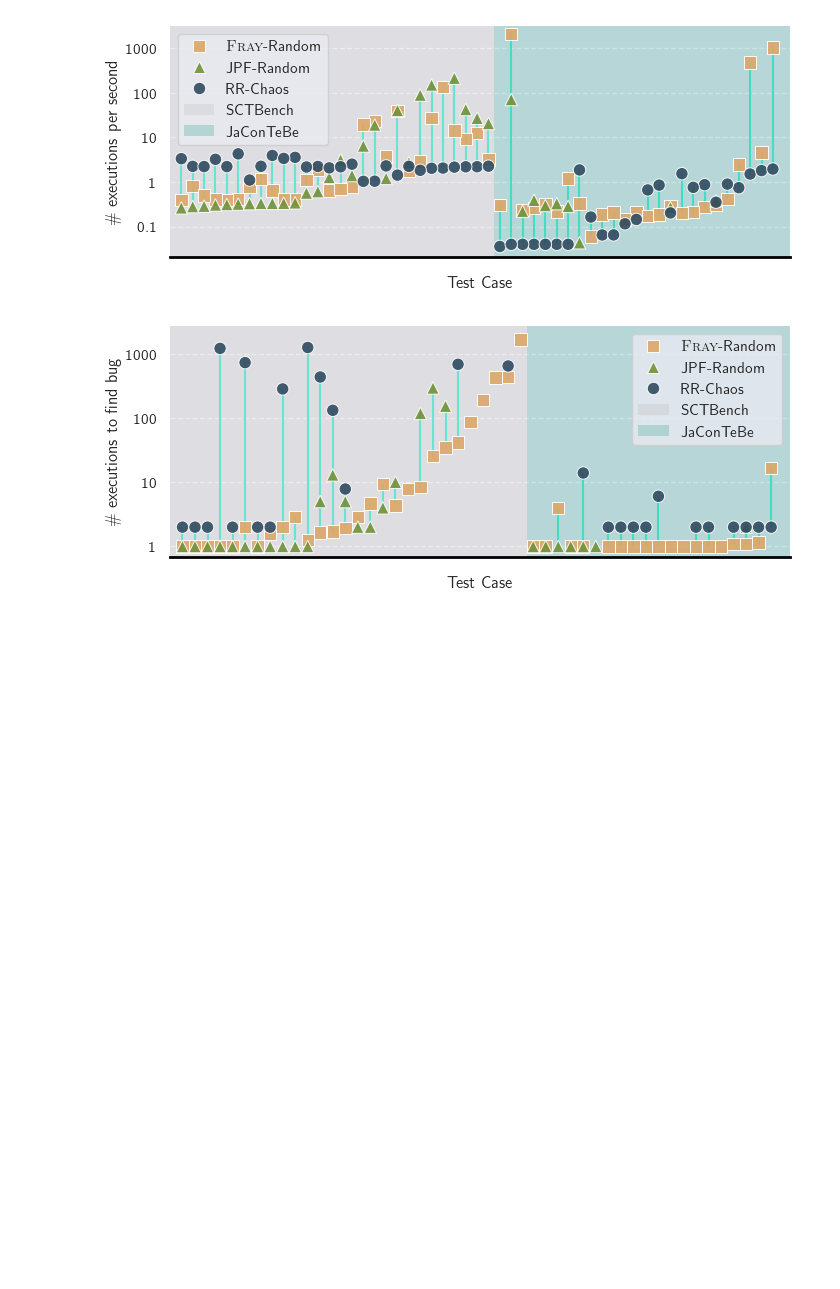
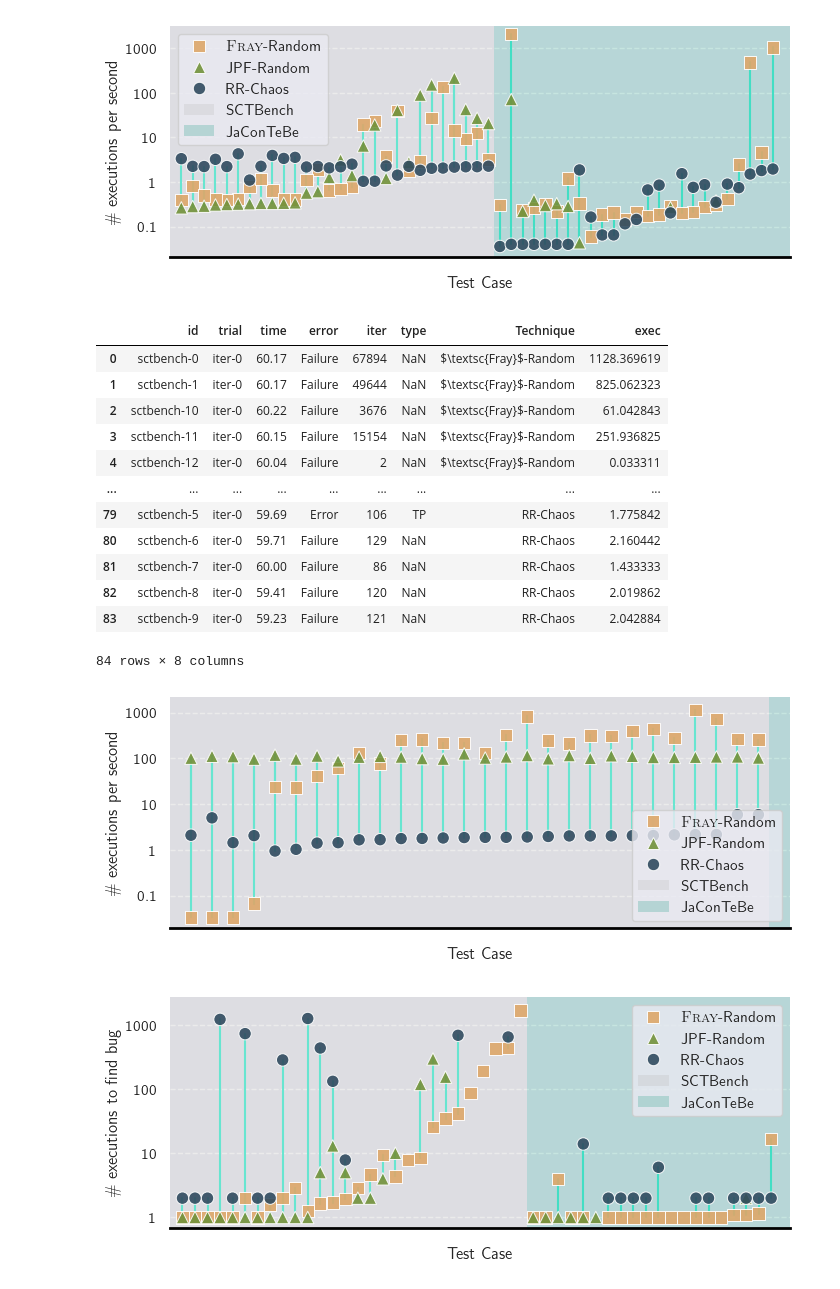
Before and after one commit to cmu-pasta/fray-benchmark, a Jupyter notebook: fray_benchmark/visualizer/playground.ipynb, the cells around one changed output. Drawn from its saved outputs; the diff is of its cells as text; code cells hidden in the pictures; blank space fills up the shorter version.

```diff
--- a/fray_benchmark/visualizer/playground.ipynb
+++ b/fray_benchmark/visualizer/playground.ipynb
@@ -30,6 +30,28 @@ fig = ax.get_figure()
 fig.savefig(f"{paper_path}/execspeed.pdf", bbox_inches='tight')
 # %% [output]
 [figure]
+# %%
+suite = BenchmarkSuite([
+    "/home/aoli/repos/fray-benchmark/output/exec-1/sctbench",
+])
+ax = suite.generate_exec_speed_table()
+fig = ax.get_figure()
+fig.savefig(f"{paper_path}/searchspace.pdf", bbox_inches='tight')
+# %% [output]
+|  | id | trial | time | error | iter | type | Technique | exec |
+| 0 | sctbench-0 | iter-0 | 60.17 | Failure | 67894 | NaN | $\textsc{Fray}$-Random | 1128.369619 |
+| 1 | sctbench-1 | iter-0 | 60.17 | Failure | 49644 | NaN | $\textsc{Fray}$-Random | 825.062323 |
+| 2 | sctbench-10 | iter-0 | 60.22 | Failure | 3676 | NaN | $\textsc{Fray}$-Random | 61.042843 |
+| 3 | sctbench-11 | iter-0 | 60.15 | Failure | 15154 | NaN | $\textsc{Fray}$-Random | 251.936825 |
+| 4 | sctbench-12 | iter-0 | 60.04 | Failure | 2 | NaN | $\textsc{Fray}$-Random | 0.033311 |
+| ... | ... | ... | ... | ... | ... | ... | ... | ... |
+| 79 | sctbench-5 | iter-0 | 59.69 | Error | 106 | TP | RR-Chaos | 1.775842 |
+| 80 | sctbench-6 | iter-0 | 59.71 | Failure | 129 | NaN | RR-Chaos | 2.160442 |
+| 81 | sctbench-7 | iter-0 | 60.00 | Failure | 86 | NaN | RR-Chaos | 1.433333 |
+| 82 | sctbench-8 | iter-0 | 59.41 | Failure | 120 | NaN | RR-Chaos | 2.019862 |
+| 83 | sctbench-9 | iter-0 | 59.23 | Failure | 121 | NaN | RR-Chaos | 2.042884 |
+84 rows × 8 columns
+[figure, added]
 # %%
 suite = BenchmarkSuite([
     "/home/aoli/repos/fray-benchmark/output/perf-1/sctbench",
```
Also changed, not shown: 7 other files.
